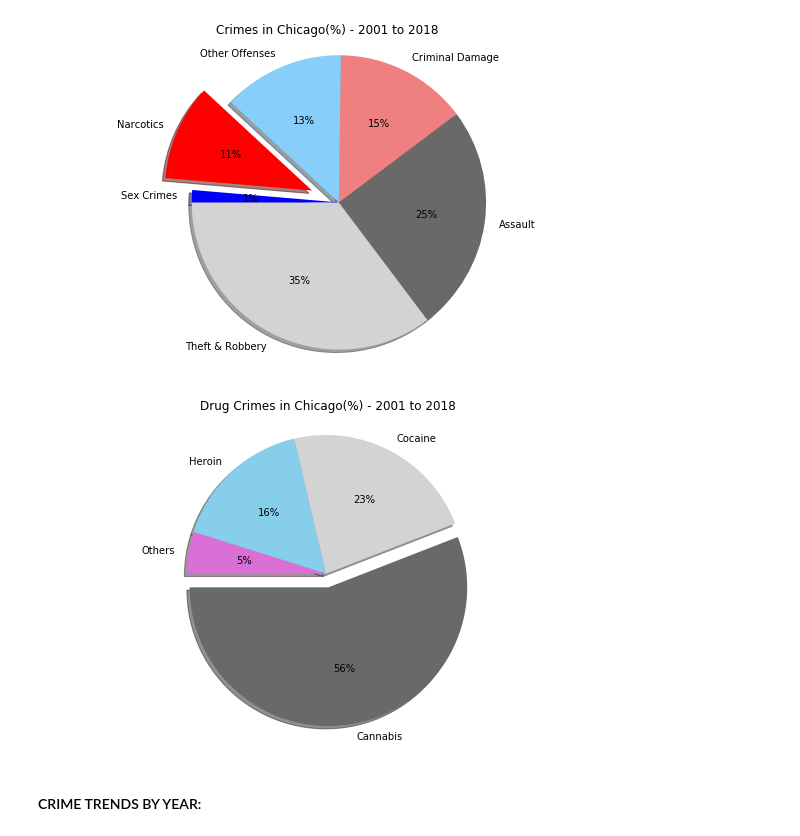
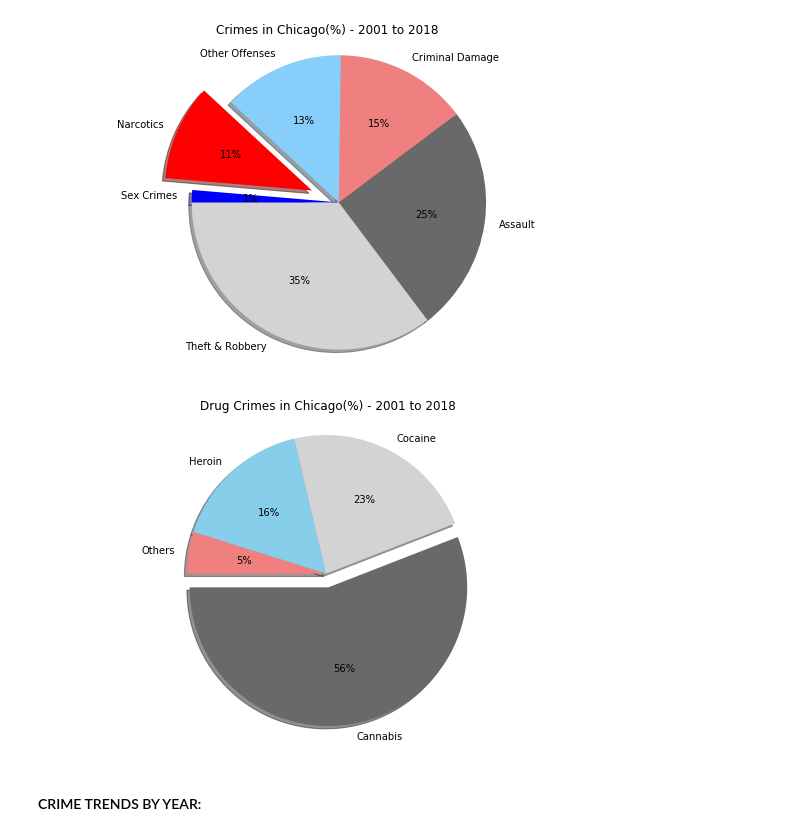
Before and after one commit to Jahmah/Chicago-Drug-Crimes-Story, a Jupyter notebook: ChicagoDrugCrimes.ipynb, the cells around one changed output. Saved outputs shown, nothing was run; the diff lists cells and outputs as text; code cells hidden in the pictures.

```diff
--- a/ChicagoDrugCrimes.ipynb
+++ b/ChicagoDrugCrimes.ipynb
@@ -266,30 +266,30 @@ plt.show()
 # %%
 # Labels for the sections of our pie chart
 labels = ['Cannabis','Cocaine','Heroin','Others']
 
 # The colors of each section of the pie chart
-colors = ["dimgrey", "lightgray", "skyblue", "Orchid"]
+colors = ["dimgrey", "lightgray", "skyblue", "lightcoral"]
 
 # Tells matplotlib to seperate the "Cannabis" section from the others
 explode = (0.1, 0, 0, 0, )
 
 # Set figure size
 plt.figure(figsize=(10,6))
 
 # Create the pie chart based upon the values above
 plt.pie(drugs_crime_df['Description'].value_counts(), explode=explode, labels=labels, colors=colors,
         autopct="%1.0f%%", shadow=True, startangle= 180)
 
 # Incorporate other chart properties
 plt.axis("equal")
 plt.title("Drug Crimes in Chicago(%) - 2001 to 2018")
 
 # Save the output
 plt.savefig("Chicago_crimes_Images\\Drug_crimes_chicago.png")
 
 plt.show()
 # %% [output]
-[figure, old version]
+[figure, new version]
 # %% [markdown]
 
 
```
Also changed, not shown: parts of 2 cells of this notebook, 3 other files.
